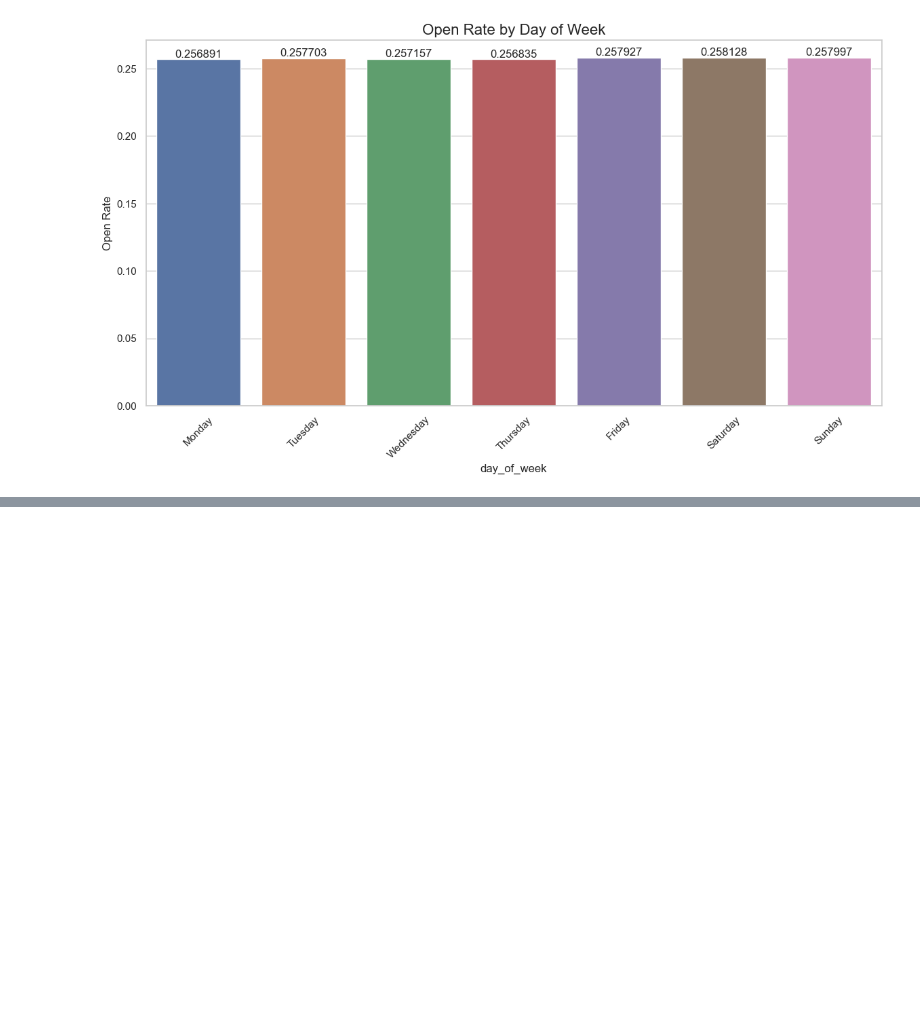
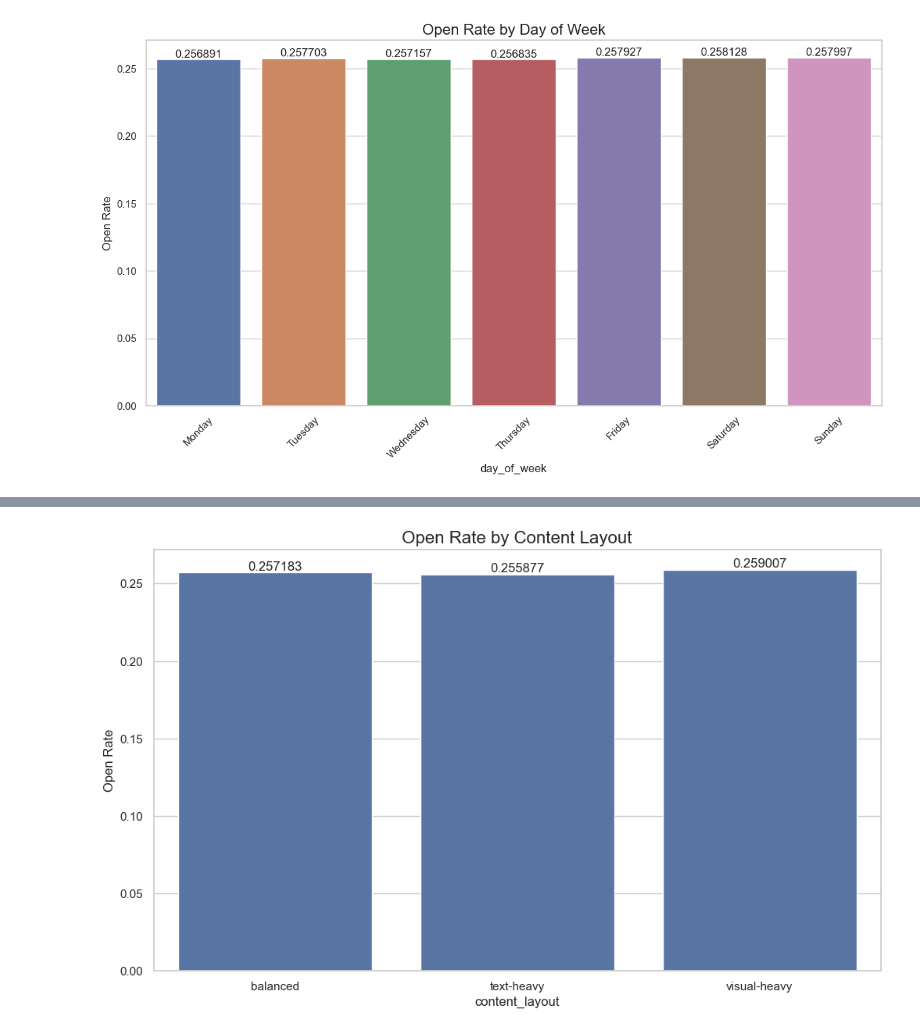
Before and after one commit to AdnanRahmanpoor/email_ab_testing_project, a Jupyter notebook: notebooks/02_eda.ipynb, the cells around one changed output, grey strips where cells are left out. Cells and saved outputs as stored; diff of their text form; code cells hidden in the pictures; blank space fills up the shorter version.

```diff
--- a/notebooks/02_eda.ipynb
+++ b/notebooks/02_eda.ipynb
@@ -316,0 +370,17 @@ plt.show()
+# %%
+# Content Layout metric
+layout_metrics = df.groupby('content_layout').agg({
+    'user_id': 'count',
+    'open': 'mean',
+    'click': lambda x: x.sum() / len(x),
+    'convert': lambda x: x.sum() / len(x),
+    'engagement_score': 'mean'
+}).reset_index()
+
+layout_metrics.columns = ['content_layout', 'count', 'open_rate', 'click_rate', 'conversion_rate', 'engagement_score']
+
+# save to csv
+layout_metrics.to_csv(f"{output_dir}/content_layout_metrics.csv", index=False)
+
+print("Content Layout Metrics:")
+layout_metrics
@@ -316,0 +393,14 @@ plt.show()
+# %%
+# Plotting
+plt.figure(figsize=(12, 7))
+ax = sns.barplot(data=layout_metrics, x='content_layout', y='open_rate', errorbar=('ci', 95))
+
+for i in ax.containers:
+    ax.bar_label(i,)
+
+plt.title('Open Rate by Content Layout', fontsize=16)
+plt.ylabel('Open Rate')
+plt.savefig(f"{output_dir}/content_layout_open_rates.png", dpi=300, bbox_inches='tight')
+plt.show()
+# %% [output]
+[figure, added]
```
Also changed, not shown: parts of 12 cells of this notebook, 6 other files.
